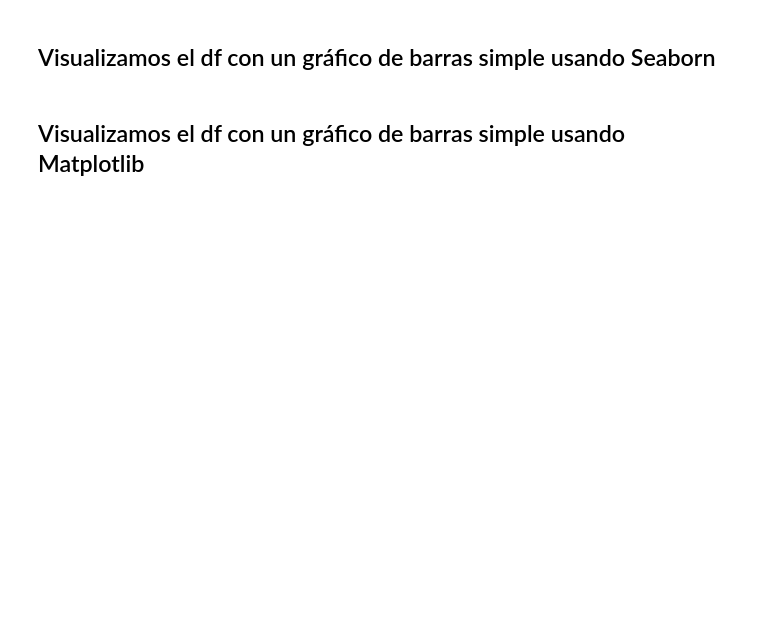
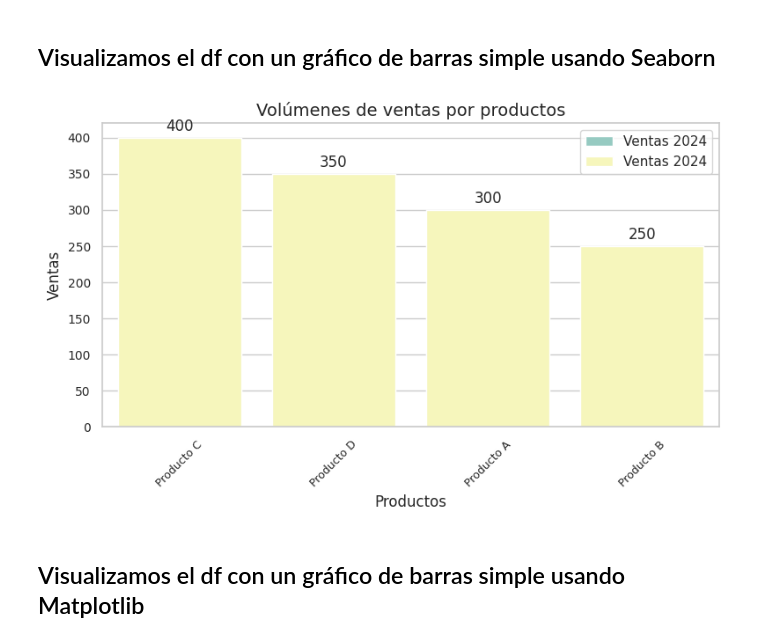
Before and after one commit to GermanStanzione/TT-2C2025-Data-Analitycs-Notebooks, a Jupyter notebook: _24_Clase_13/Mia/Clase_13_NB1_teoria_visualizacion.ipynb, the cells around one changed output. Cells and saved outputs as stored; diff of their text form; code cells hidden in the pictures; blank space fills up the shorter version.

```diff
--- a/_24_Clase_13/Mia/Clase_13_NB1_teoria_visualizacion.ipynb
+++ b/_24_Clase_13/Mia/Clase_13_NB1_teoria_visualizacion.ipynb
@@ -52,3 +41,33 @@ df = df.sort_values(by='Ventas', ascending=False)
+# %%
+# Estilo y paleta
+sns.set_theme(style="whitegrid", palette="Set3", context="notebook")
+
+# Ajustamos tamaño del lienzo
+plt.figure(figsize=(8,5))
+
+# Crear el barplot
+sns.barplot(data=df, x='Productos', y='Ventas', label='Ventas 2024')
+
+# Obtener eje actual
+ax = sns.barplot(data=df, x='Productos', y='Ventas', label='Ventas 2024')
+
+# Agregar etiquetas arriba de las barras
+for i, valor in enumerate(df['Ventas']):
+    ax.text(i, valor + 10, str(valor), ha='center')
+
+# Ticks (valores de eje)
+plt.tick_params(axis='y', labelsize=10)
+plt.tick_params(axis='x', labelrotation=45, labelsize=9)
+
+# Ajustes de título y ejes
+plt.title('Volúmenes de ventas por productos', fontsize=14)
+plt.xlabel('Productos')
+plt.ylabel('Ventas')
+plt.legend()
+plt.tight_layout() #ajuste auto
+plt.show()
+# %% [output]
+[figure, added]
 # %% [markdown]
 ## Visualizamos el df con un gráfico de barras simple usando Matplotlib
 # %%
```
Also changed, not shown: parts of 9 cells of this notebook.
